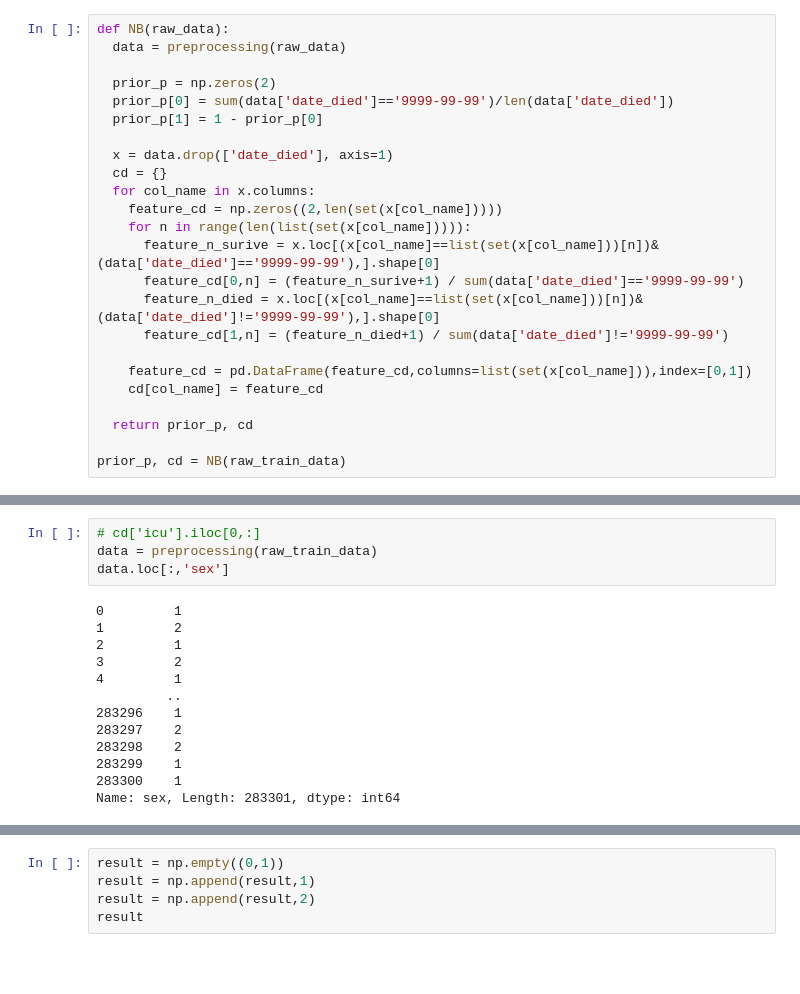
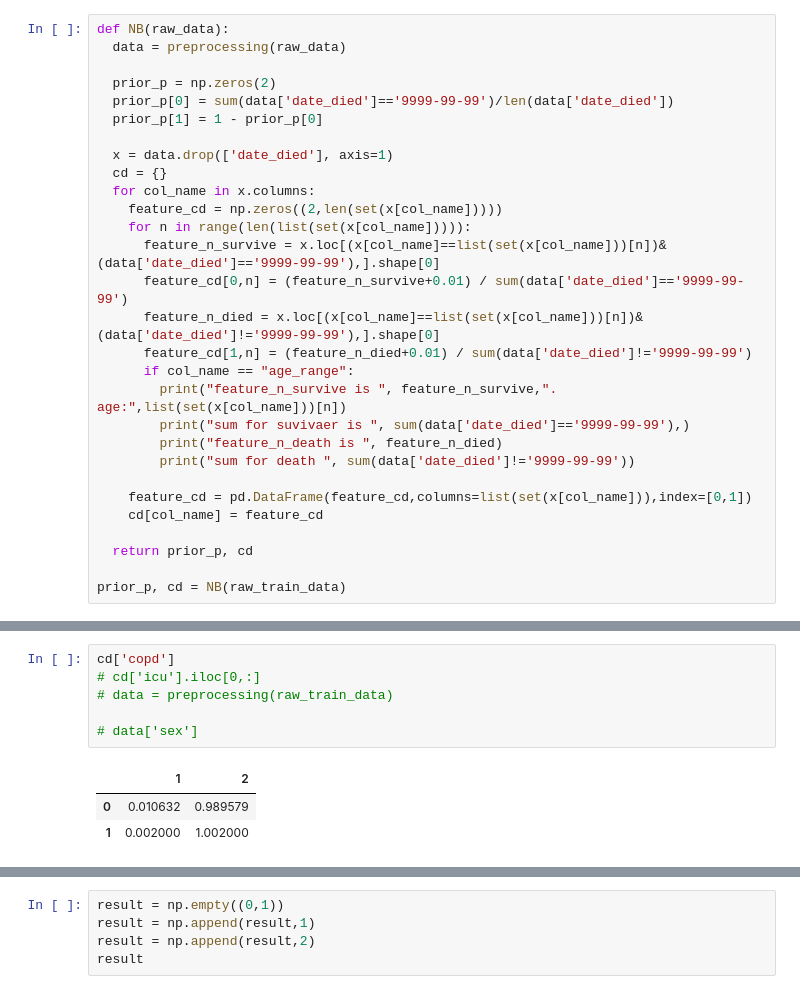
Before and after one commit to luhan68/CS165A, a Jupyter notebook: MP1.ipynb, the cells around one changed output, grey strips where cells are left out. Saved outputs shown, nothing was run; the diff lists cells and outputs as text; blank space fills up the shorter version.

```diff
--- a/MP1.ipynb
+++ b/MP1.ipynb
@@ -29,10 +73,15 @@ def NB(raw_data):
   for col_name in x.columns:
     feature_cd = np.zeros((2,len(set(x[col_name]))))
     for n in range(len(list(set(x[col_name])))):
-      feature_n_surive = x.loc[(x[col_name]==list(set(x[col_name]))[n])&(data['date_died']=='9999-99-99'),].shape[0]
-      feature_cd[0,n] = (feature_n_surive+1) / sum(data['date_died']=='9999-99-99')
+      feature_n_survive = x.loc[(x[col_name]==list(set(x[col_name]))[n])&(data['date_died']=='9999-99-99'),].shape[0]
+      feature_cd[0,n] = (feature_n_survive+0.01) / sum(data['date_died']=='9999-99-99')
       feature_n_died = x.loc[(x[col_name]==list(set(x[col_name]))[n])&(data['date_died']!='9999-99-99'),].shape[0]
-      feature_cd[1,n] = (feature_n_died+1) / sum(data['date_died']!='9999-99-99')
+      feature_cd[1,n] = (feature_n_died+0.01) / sum(data['date_died']!='9999-99-99')
+      if col_name == "age_range":
+        print("feature_n_survive is ", feature_n_survive,". age:",list(set(x[col_name]))[n])
+        print("sum for suvivaer is ", sum(data['date_died']=='9999-99-99'),)
+        print("feature_n_death is ", feature_n_died)
+        print("sum for death ", sum(data['date_died']!='9999-99-99'))
 
     feature_cd = pd.DataFrame(feature_cd,columns=list(set(x[col_name])),index=[0,1])
     cd[col_name] = feature_cd
@@ -43,20 +105,13 @@ prior_p, cd = NB(raw_train_data)
 # %%
+cd['copd']
 # cd['icu'].iloc[0,:]
-data = preprocessing(raw_train_data)
-data.loc[:,'sex']
+# data = preprocessing(raw_train_data)
+
+# data['sex']
 # %% [output]
-0         1
-1         2
-2         1
-3         2
-4         1
-         ..
-283296    1
-283297    2
-283298    2
-283299    1
-283300    1
-Name: sex, Length: 283301, dtype: int64
+|  | 1 | 2 |
+| 0 | 0.010632 | 0.989579 |
+| 1 | 0.002000 | 1.002000 |
 # %%
 def predict(raw_test_data):
   test_data = preprocessing(raw_test_data)
```
Also changed, not shown: parts of 13 cells of this notebook.
